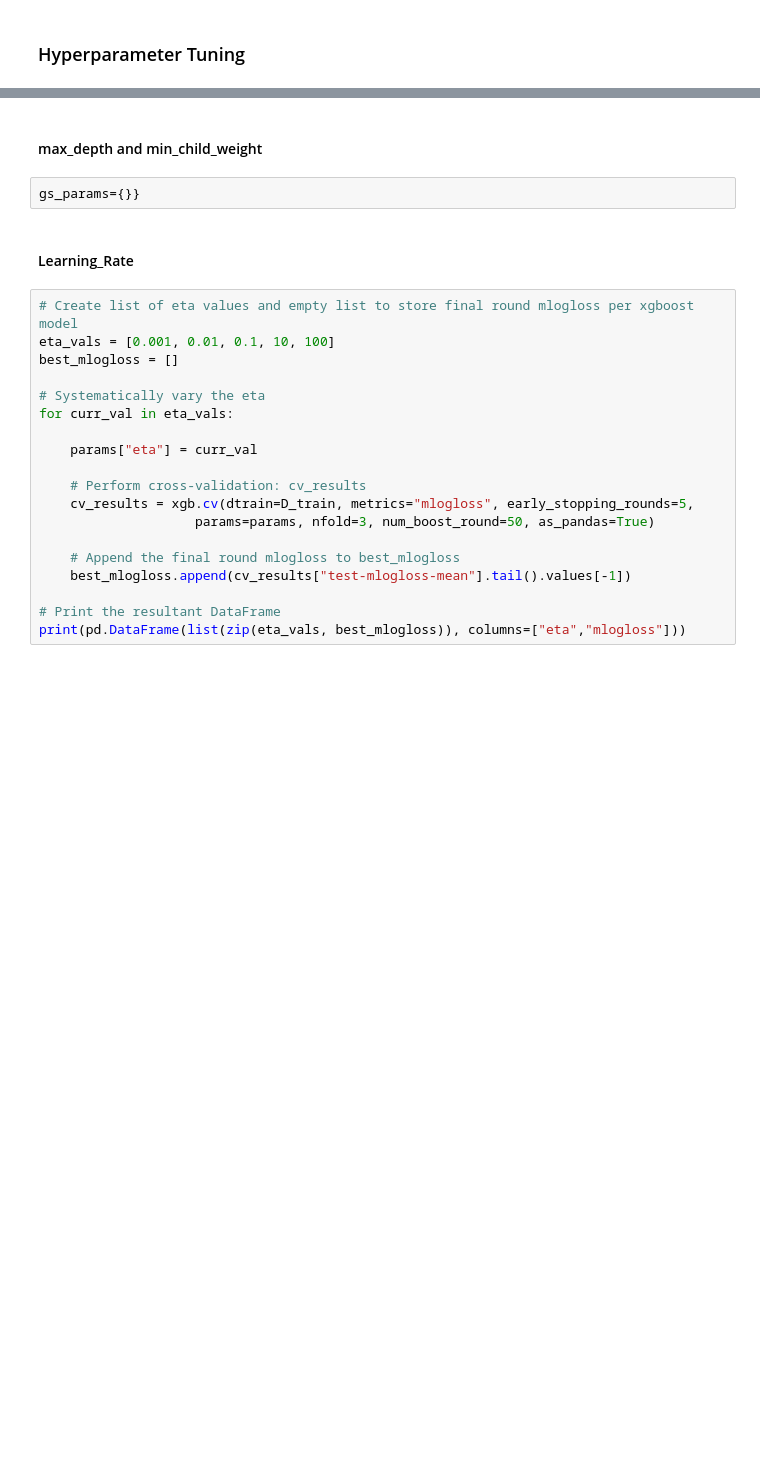
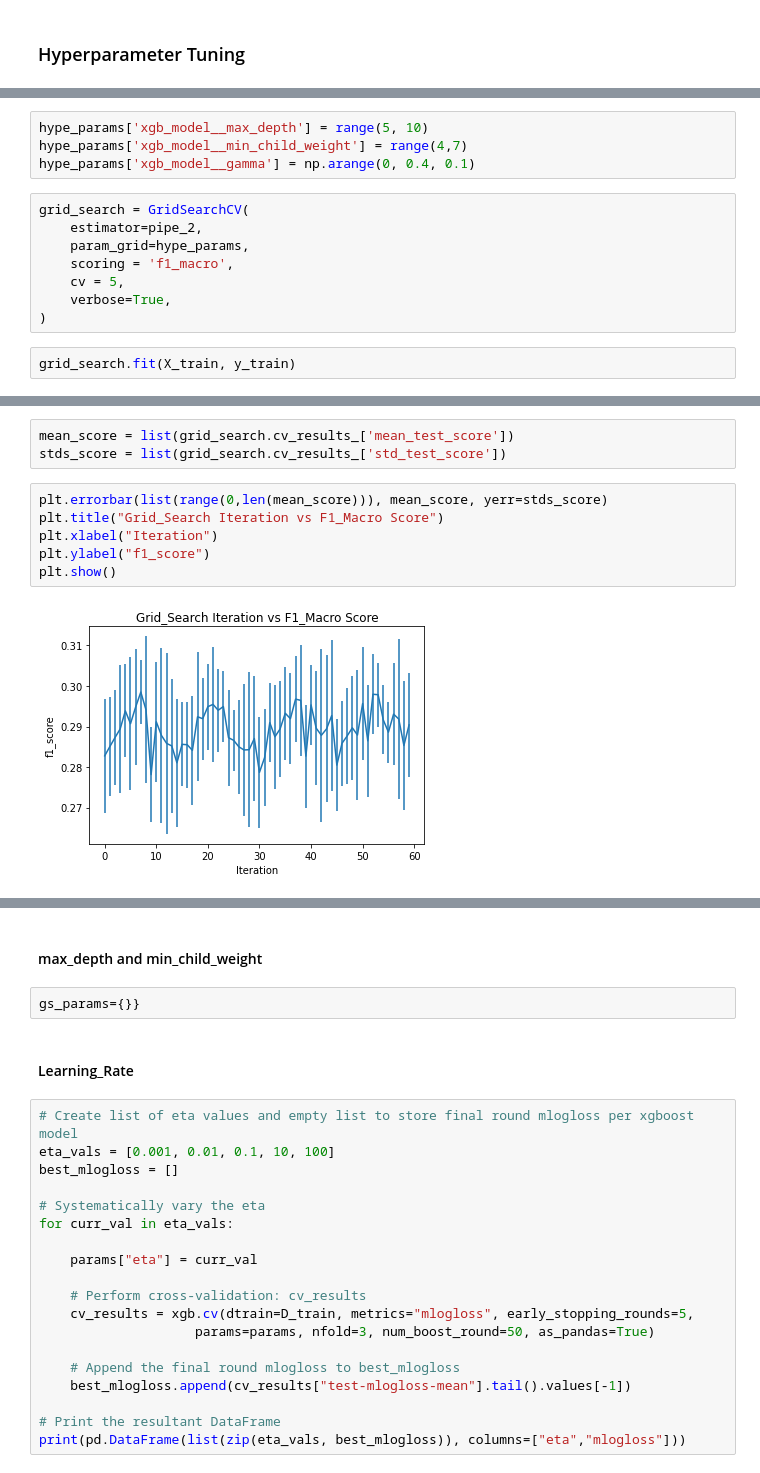
Before and after one commit to ehsung/Capstone-Project-2---Identify-Genetic-Disorder-is-Children, a Jupyter notebook: Notebooks/Preprocessing_and_Modeling.ipynb, the cells around one changed output, grey strips where cells are left out. Saved outputs shown, nothing was run; the diff lists cells and outputs as text; blank space fills up the shorter version.

```diff
--- a/Notebooks/Preprocessing_and_Modeling.ipynb
+++ b/Notebooks/Preprocessing_and_Modeling.ipynb
@@ -260,0 +440,14 @@ print(cv_results)
+# %%
+hype_params['xgb_model__max_depth'] = range(5, 10)
+hype_params['xgb_model__min_child_weight'] = range(4,7)
+hype_params['xgb_model__gamma'] = np.arange(0, 0.4, 0.1)
+# %%
+grid_search = GridSearchCV(
+    estimator=pipe_2,
+    param_grid=hype_params,
+    scoring = 'f1_macro',
+    cv = 5,
+    verbose=True,
+)
+# %%
+grid_search.fit(X_train, y_train)
@@ -260,0 +473,11 @@ print(cv_results)
+# %%
+mean_score = list(grid_search.cv_results_['mean_test_score'])
+stds_score = list(grid_search.cv_results_['std_test_score'])
+# %%
+plt.errorbar(list(range(0,len(mean_score))), mean_score, yerr=stds_score)
+plt.title("Grid_Search Iteration vs F1_Macro Score")
+plt.xlabel("Iteration")
+plt.ylabel("f1_score")
+plt.show()
+# %% [output]
+[figure, added]
```
Also changed, not shown: parts of 129 cells of this notebook, 3 other files.
